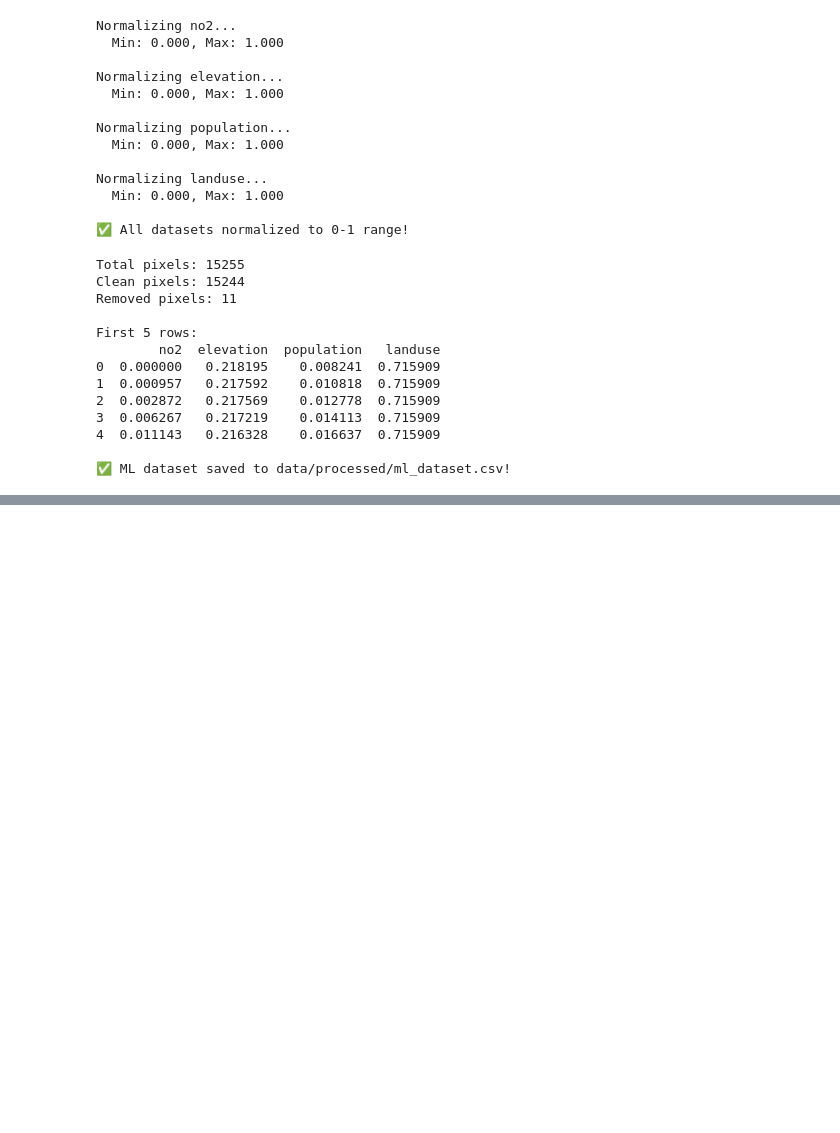
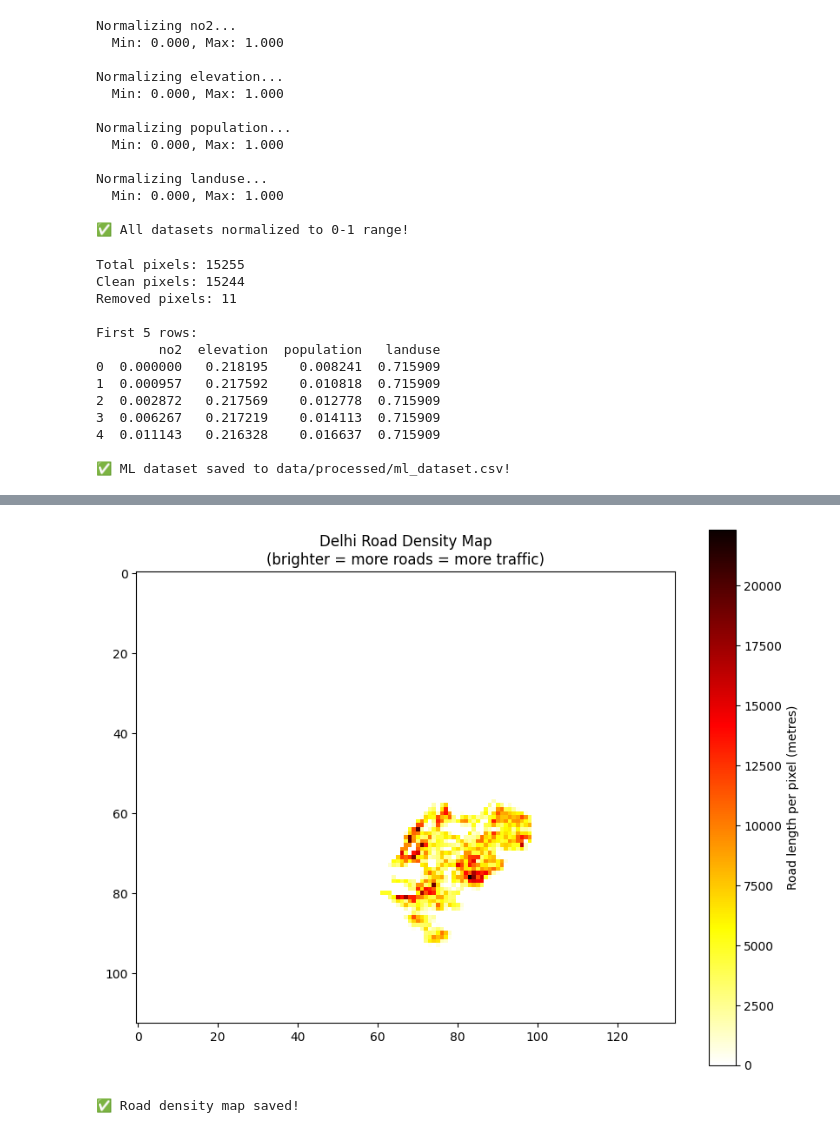
Before and after one commit to sneha-trivedii/Downscaling-of-satellite-based-air-quality-map, a Jupyter notebook: notebooks/03_preprocess_data.ipynb, the cells around one changed output, grey strips where cells are left out. Saved outputs shown, nothing was run; the diff lists cells and outputs as text; code cells hidden in the pictures; blank space fills up the shorter version.

```diff
--- a/notebooks/03_preprocess_data.ipynb
+++ b/notebooks/03_preprocess_data.ipynb
@@ -276,3 +277,16 @@ First 5 rows:
 4  0.011143   0.216328    0.016637  0.715909
 
 ✅ ML dataset saved to data/processed/ml_dataset.csv!
+# %%
+
+# Load Road Network & Calculate Density
+import geopandas as gpd
+import rasterio
+import numpy as np
+from rasterio.transform import from_bounds
+
+# Load the road network we downloaded earlier
+roads = gpd.read_file('data/raw/delhi_roads.gpkg')
+
+print(f"Total road segments: {len(roads)}")
+print(f"CRS: {roads.crs}")
@@ -278,0 +296,18 @@ First 5 rows:
+# %%
+# Rasterize Roads onto Our Reference Grid
+from rasterio.features import rasterize
+from shapely.geometry import mapping
+
+# Load reference grid properties from land use file
+with rasterio.open('data/raw/delhi_landuse.tif') as ref:
+    ref_transform = ref.transform
+    ref_crs       = ref.crs
+    ref_width     = ref.width
+    ref_height    = ref.height
+
+print(f"Reference grid: {ref_height} × {ref_width}")
+print(f"Reference CRS: {ref_crs}")
+
+# Reproject roads to match reference grid CRS
+roads_reprojected = roads.to_crs(ref_crs)
+print(f"Roads reprojected to: {roads_reprojected.crs}")
@@ -278,0 +364,16 @@ First 5 rows:
+# %%
+# Visualize Road Density Map
+import matplotlib.pyplot as plt
+
+plt.figure(figsize=(10, 8))
+plt.imshow(road_density, cmap='hot_r')
+plt.colorbar(label='Road length per pixel (metres)')
+plt.title('Delhi Road Density Map\n'
+          '(brighter = more roads = more traffic)')
+plt.savefig('outputs/delhi_road_density.png', dpi=300)
+plt.show()
+
+print("✅ Road density map saved!")
+# %% [output]
+[figure, added]
+✅ Road density map saved!
```
Also changed, not shown: parts of 5 cells of this notebook, 5 other files.
